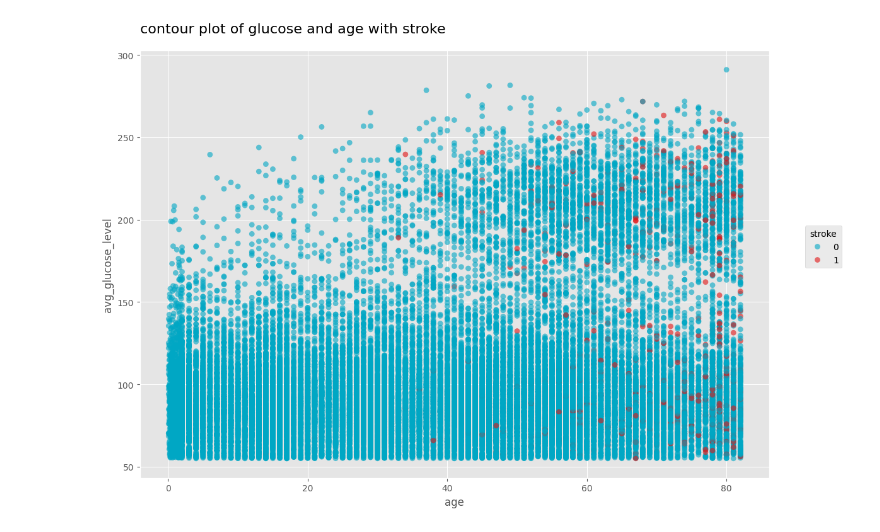
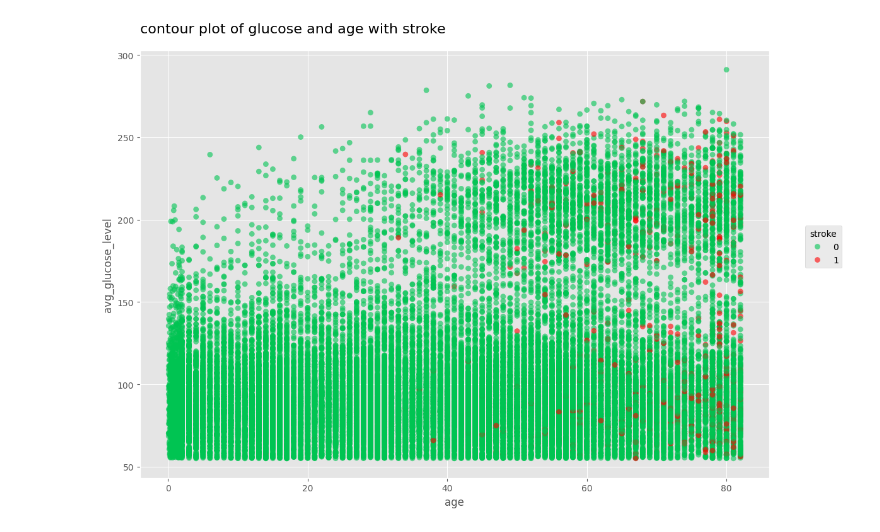
Before and after one commit to nguyendao16/nguyendao16-ADY-Group5-FinalProject, a Jupyter notebook: ADY.ipynb, the cells around one changed output. Cells and saved outputs as stored; diff of their text form; code cells hidden in the pictures.

```diff
--- a/ADY.ipynb
+++ b/ADY.ipynb
@@ -69,32 +54,32 @@ import matplotlib.pyplot as plt
 import seaborn as sns
 
 # Thiết lập style giống ggplot2 (nền xám, lưới trắng)
 plt.style.use('ggplot')
 plt.figure(figsize=(12, 8))
 
 # 1. Vẽ các điểm dữ liệu (Scatter Plot)
 # Màu sắc: #F8766D là màu đỏ hồng, #00BFC4 là màu xanh lơ đặc trưng của ggplot2
 sns.scatterplot(
     data=df,
     x='age',
     y='avg_glucose_level',
     hue='stroke',
-    palette={0: "#00A7C4", 1: "#E11414"},
+    palette={0: "#00C452", 1: "#FF0000"},
     alpha=0.6,
     edgecolor='none',
     s=40
 )
 
 
 # 3. Tùy chỉnh hiển thị
 plt.title('contour plot of glucose and age with stroke', fontsize=16, loc='left', pad=20)
 plt.xlabel('age', fontsize=12)
 plt.ylabel('avg_glucose_level', fontsize=12)
 
 # Chỉnh vị trí legend (chú thích) ra ngoài bên phải nếu cần
 plt.legend(title='stroke', bbox_to_anchor=(1.05, 0.6), loc='upper left')
 
 plt.tight_layout()
 plt.show()
 # %% [output]
-[figure, old version]
+[figure, new version]
```
Also changed, not shown: parts of 1 cell of this notebook.
